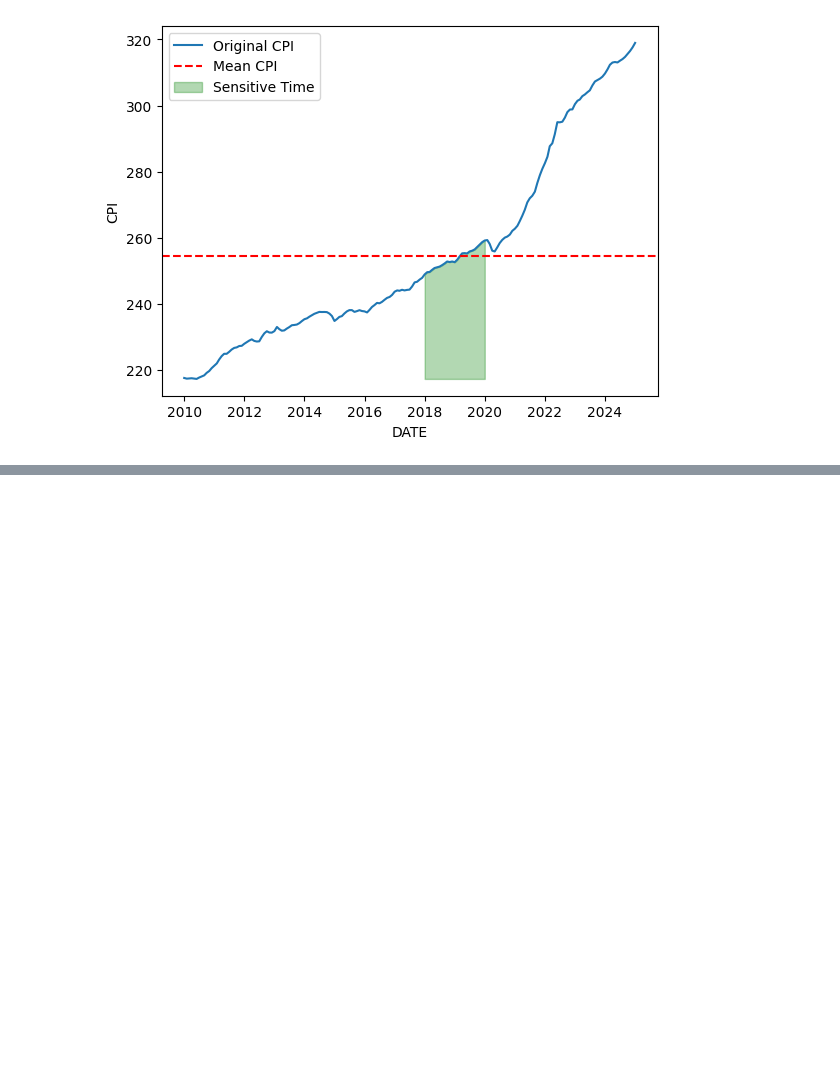
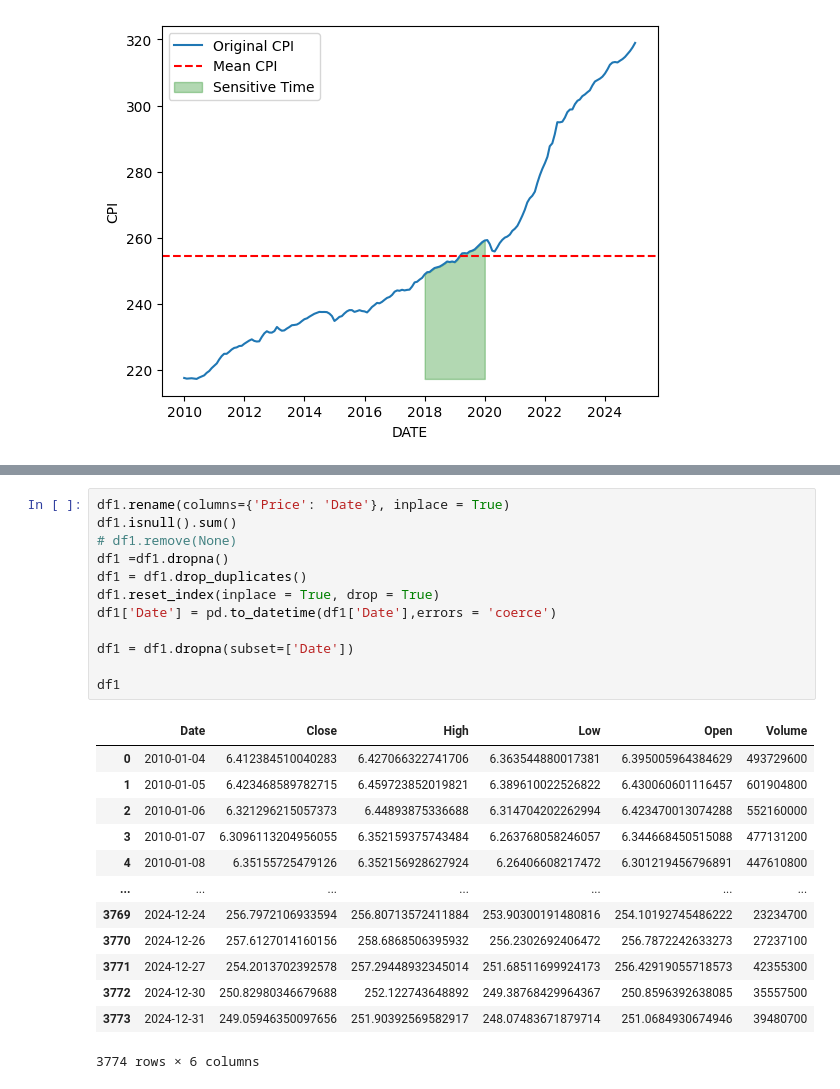
Before and after one commit to tanmaykumarchaki/AI-Driven-Market-Transformation-Analytics, a Jupyter notebook: ai-market-regime-shift-analysis/data_import.ipynb, the cells around one changed output, grey strips where cells are left out. Cells and saved outputs as stored; diff of their text form; blank space fills up the shorter version.

```diff
--- a/ai-market-regime-shift-analysis/data_import.ipynb
+++ b/ai-market-regime-shift-analysis/data_import.ipynb
@@ -73,0 +99,26 @@ plt.show()
+# %%
+df1.rename(columns={'Price': 'Date'}, inplace = True)
+df1.isnull().sum()
+# df1.remove(None)
+df1 =df1.dropna()
+df1 = df1.drop_duplicates()
+df1.reset_index(inplace = True, drop = True)
+df1['Date'] = pd.to_datetime(df1['Date'],errors = 'coerce')
+
+df1 = df1.dropna(subset=['Date'])
+
+df1
+# %% [output]
+|  | Date | Close | High | Low | Open | Volume |
+| 0 | 2010-01-04 | 6.412384510040283 | 6.427066322741706 | 6.363544880017381 | 6.395005964384629 | 493729600 |
+| 1 | 2010-01-05 | 6.423468589782715 | 6.459723852019821 | 6.389610022526822 | 6.430060601116457 | 601904800 |
+| 2 | 2010-01-06 | 6.321296215057373 | 6.44893875336688 | 6.314704202262994 | 6.423470013074288 | 552160000 |
+| 3 | 2010-01-07 | 6.3096113204956055 | 6.352159375743484 | 6.263768058246057 | 6.344668450515088 | 477131200 |
+| 4 | 2010-01-08 | 6.35155725479126 | 6.352156928627924 | 6.26406608217472 | 6.301219456796891 | 447610800 |
+| ... | ... | ... | ... | ... | ... | ... |
+| 3769 | 2024-12-24 | 256.7972106933594 | 256.80713572411884 | 253.90300191480816 | 254.10192745486222 | 23234700 |
+| 3770 | 2024-12-26 | 257.6127014160156 | 258.6868506395932 | 256.2302692406472 | 256.7872242633273 | 27237100 |
+| 3771 | 2024-12-27 | 254.2013702392578 | 257.29448932345014 | 251.68511699924173 | 256.42919055718573 | 42355300 |
+| 3772 | 2024-12-30 | 250.82980346679688 | 252.122743648892 | 249.38768429964367 | 250.8596392638085 | 35557500 |
+| 3773 | 2024-12-31 | 249.05946350097656 | 251.90392569582917 | 248.07483671879714 | 251.0684930674946 | 39480700 |
+3774 rows × 6 columns
```
Also changed, not shown: parts of 4 cells of this notebook.
